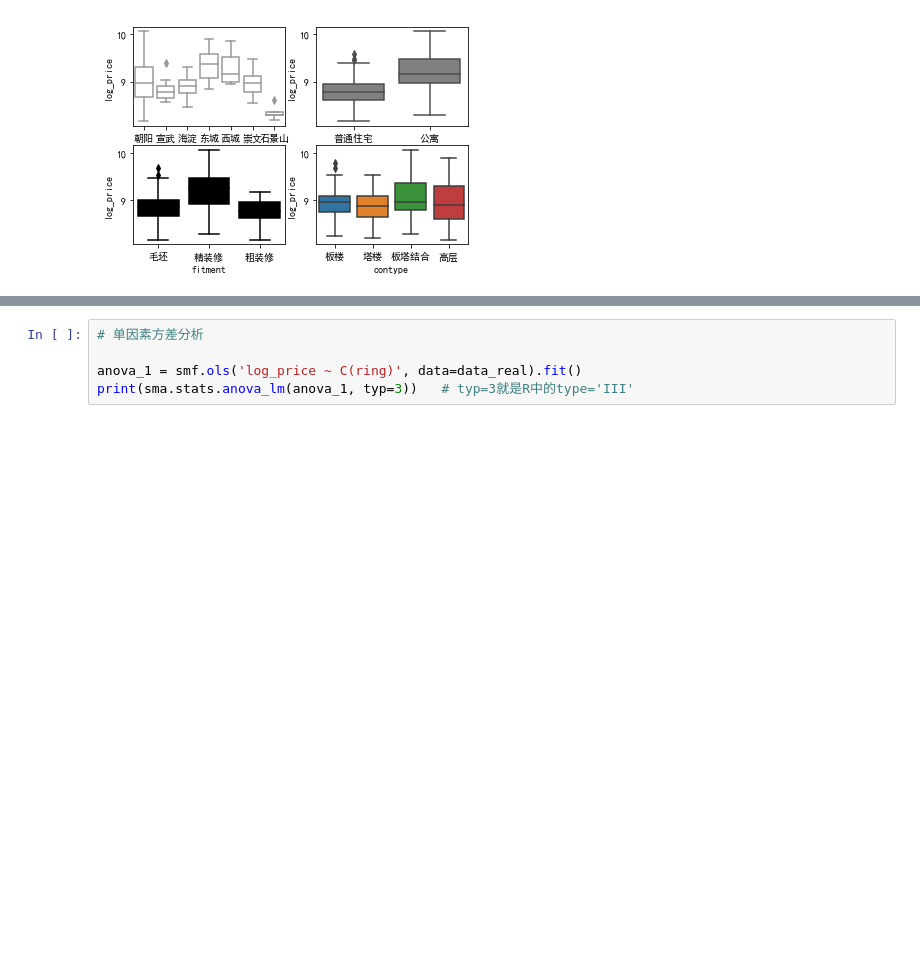
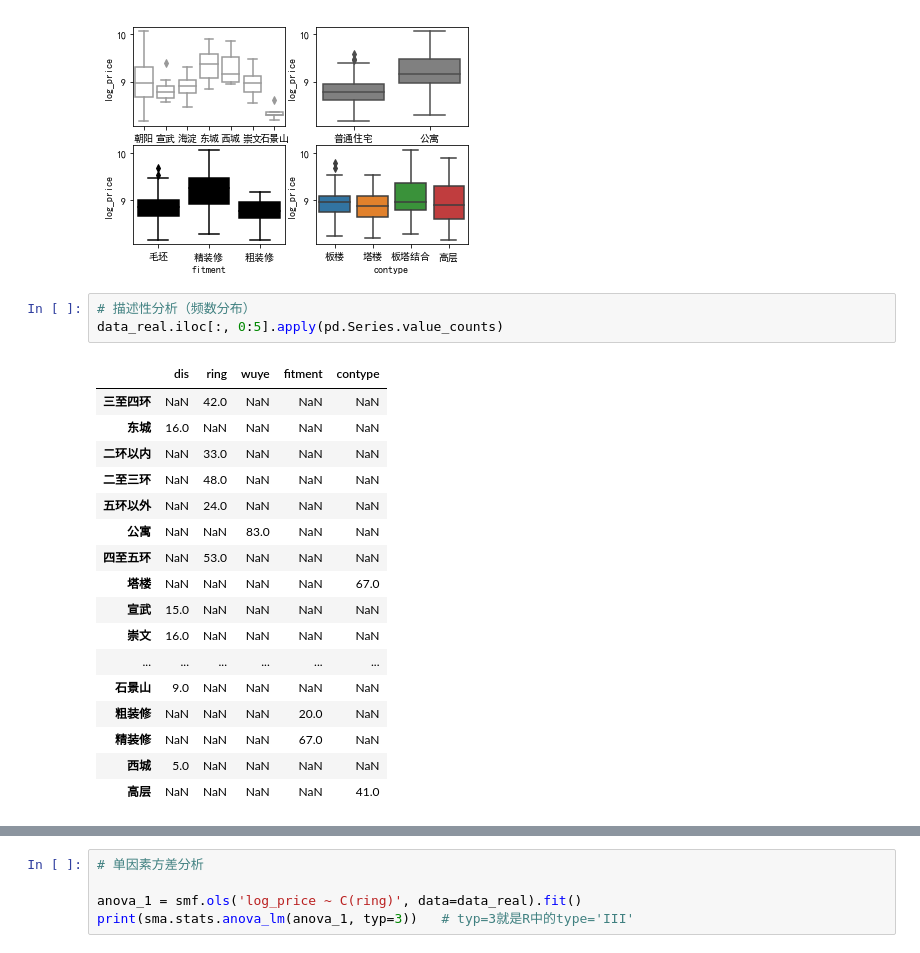
Before and after one commit to git-wy/SimplePython, a Jupyter notebook: Chapter 1 从R到Python/CH 1_2 方差分析/CH 1_2 code.ipynb, the cells around one changed output, grey strips where cells are left out. Saved outputs shown, nothing was run; the diff lists cells and outputs as text; blank space fills up the shorter version.

```diff
--- a/Chapter 1 从R到Python/CH 1_2 方差分析/CH 1_2 code.ipynb
+++ b/Chapter 1 从R到Python/CH 1_2 方差分析/CH 1_2 code.ipynb
@@ -54,3 +68,24 @@ sns.boxplot(x=data_real['contype'],y=data_real['log_price'], ax=plt.subplot(2,2,
 # %% [output]
 <matplotlib.axes._subplots.AxesSubplot at 0x...>
 [figure]
+# %%
+# 描述性分析（频数分布）
+data_real.iloc[:, 0:5].apply(pd.Series.value_counts)
+# %% [output]
+|  | dis | ring | wuye | fitment | contype |
+| 三至四环 | NaN | 42.0 | NaN | NaN | NaN |
+| 东城 | 16.0 | NaN | NaN | NaN | NaN |
+| 二环以内 | NaN | 33.0 | NaN | NaN | NaN |
+| 二至三环 | NaN | 48.0 | NaN | NaN | NaN |
+| 五环以外 | NaN | 24.0 | NaN | NaN | NaN |
+| 公寓 | NaN | NaN | 83.0 | NaN | NaN |
+| 四至五环 | NaN | 53.0 | NaN | NaN | NaN |
+| 塔楼 | NaN | NaN | NaN | NaN | 67.0 |
+| 宣武 | 15.0 | NaN | NaN | NaN | NaN |
+| 崇文 | 16.0 | NaN | NaN | NaN | NaN |
+| ... | ... | ... | ... | ... | ... |
+| 石景山 | 9.0 | NaN | NaN | NaN | NaN |
+| 粗装修 | NaN | NaN | NaN | 20.0 | NaN |
+| 精装修 | NaN | NaN | NaN | 67.0 | NaN |
+| 西城 | 5.0 | NaN | NaN | NaN | NaN |
+| 高层 | NaN | NaN | NaN | NaN | 41.0 |
```
Also changed, not shown: parts of 19 cells of this notebook, 3 other files.
